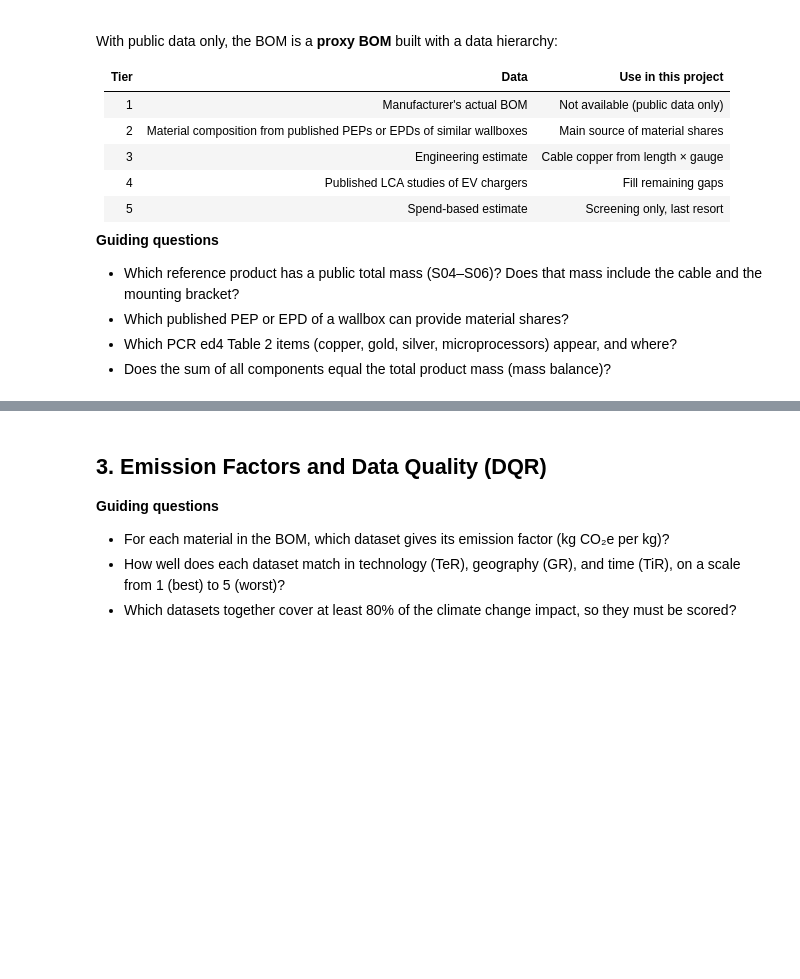
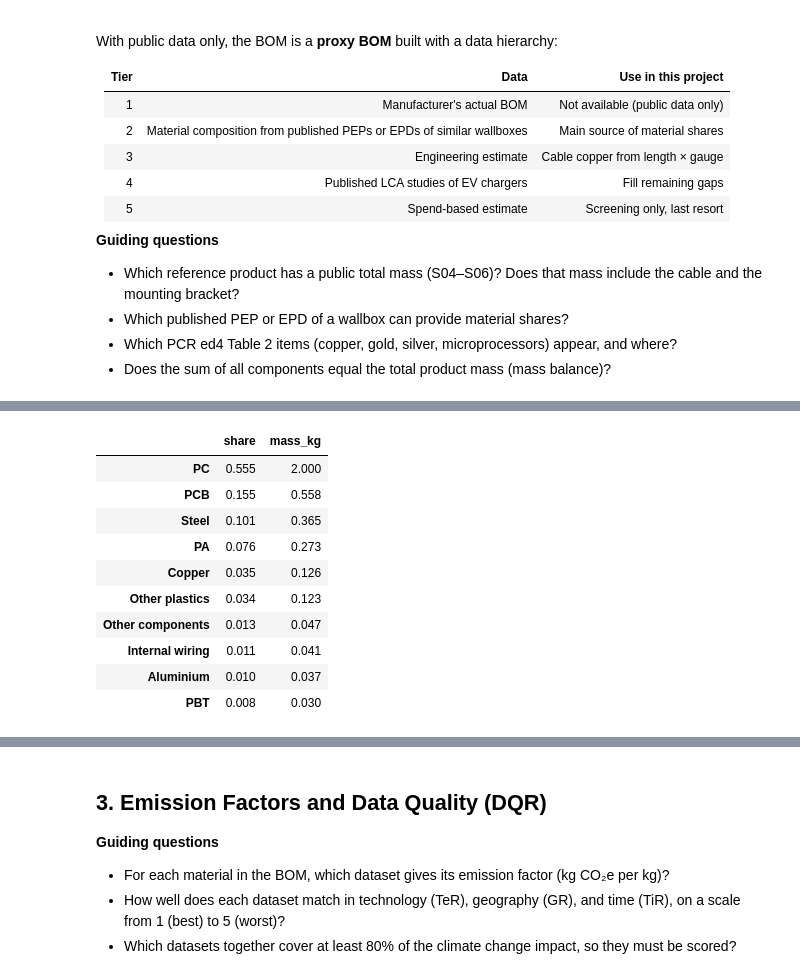
Before and after one commit to loying1005/ev-charger-pcf-cdr, a Jupyter notebook: notebooks/02_inventory_calc.ipynb, the cells around one changed output, grey strips where cells are left out. Cells and saved outputs as stored; diff of their text form; code cells hidden in the pictures; blank space fills up the shorter version.

```diff
--- a/notebooks/02_inventory_calc.ipynb
+++ b/notebooks/02_inventory_calc.ipynb
@@ -88,0 +99,36 @@ bom
+# %%
+BODY_MASS_KG = 3.6  # A04
+
+# Published body materials (cable and packaging excluded).
+# S10, S11, S12, S14: % of total mass incl. packaging (p. 2); S13: grams (p. 2). Only the ratios are used.
+pep_body = pd.DataFrame({
+    "S10": {"PC": 25.0, "ABS": 1.4, "PA": 2.5, "PBT": 0.4, "Other plastics": 0.4 + 0.5, "Steel": 3.2,
+            "Copper": 1.0, "Aluminium": 0.1, "PCB": 8.4, "Internal wiring": 1.7, "Other components": 0},
+    "S11": {"PC": 21.7, "ABS": 1.2, "PA": 3.3, "PBT": 0.7, "Other plastics": 0.6 + 0.2, "Steel": 3.8 + 0.4,
+            "Copper": 1.4, "Aluminium": 0, "PCB": 8.8, "Internal wiring": 0.8, "Other components": 0},
+    "S12": {"PC": 18.0, "ABS": 0, "PA": 5.8, "PBT": 0.8, "Other plastics": 2.6 + 0.8 + 0.7, "Steel": 13.0 + 0.4,
+            "Copper": 3.4, "Aluminium": 0.1, "PCB": 1.7 + 0.4, "Internal wiring": 0, "Other components": 1.9 + 0.1},
+    "S13": {"PC": 3012.00, "ABS": 0, "PA": 0, "PBT": 0, "Other plastics": 36.71 + 36.03 + 102.68, "Steel": 68.51 + 52.08,
+            "Copper": 40.38, "Aluminium": 35.17 + 115.54, "PCB": 133.13 + 207.79 + 20.98, "Internal wiring": 0, "Other components": 100.68},
+    "S14": {"PC": 1.1, "ABS": 21.7, "PA": 5.6, "PBT": 0, "Other plastics": 0.2, "Steel": 1.6,
+            "Copper": 1.7 + 0.1, "Aluminium": 0.4, "PCB": 10.7, "Internal wiring": 0, "Other components": 0},
+}).T
+
+body_shares = pep_body.div(pep_body.sum(axis=1), axis=0)   # each PEP as shares of its own body
+mean_shares = body_shares.mean()                            # mean of the five PEPs
+mean_shares["PC"] += mean_shares.pop("ABS")                 # A07: housing modeled as PC
+body_materials = (mean_shares * BODY_MASS_KG).sort_values(ascending=False)
+
+pd.DataFrame({"share": mean_shares.reindex(body_materials.index).round(3), "mass_kg": body_materials.round(3)})
+# %% [output]
+|  | share | mass_kg |
+| PC | 0.555 | 2.000 |
+| PCB | 0.155 | 0.558 |
+| Steel | 0.101 | 0.365 |
+| PA | 0.076 | 0.273 |
+| Copper | 0.035 | 0.126 |
+| Other plastics | 0.034 | 0.123 |
+| Other components | 0.013 | 0.047 |
+| Internal wiring | 0.011 | 0.041 |
+| Aluminium | 0.010 | 0.037 |
+| PBT | 0.008 | 0.030 |
```
Also changed, not shown: parts of 17 cells of this notebook, 1 other file.
